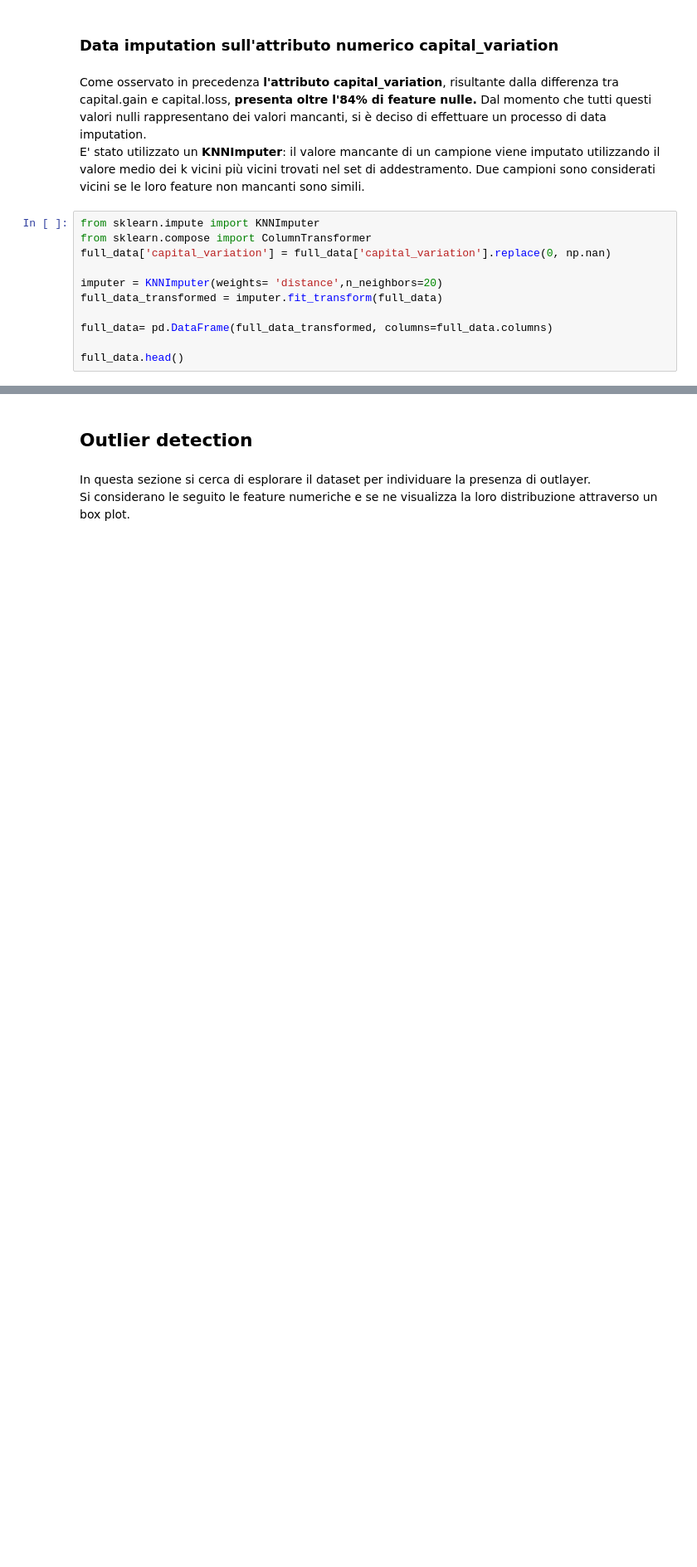
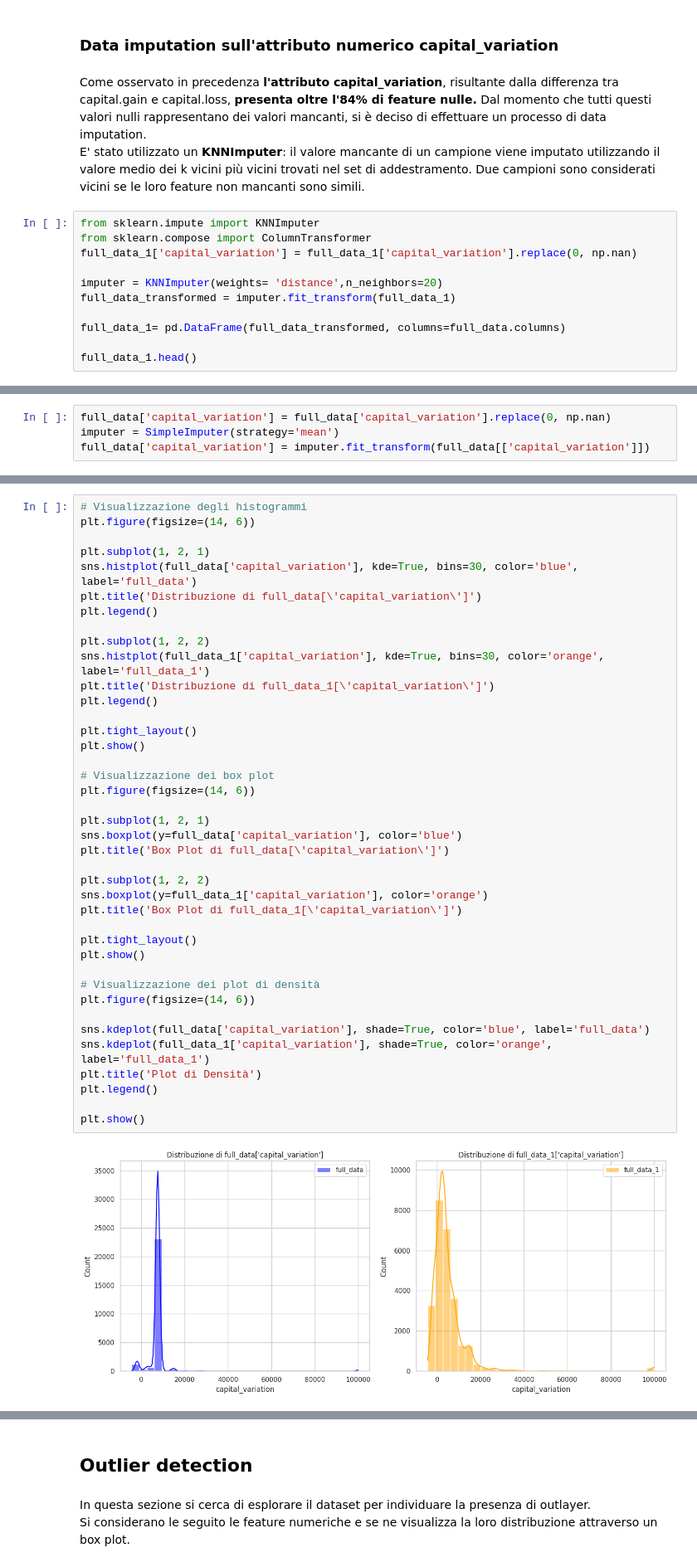
Before and after one commit to ale29ruf/Progetto_Data_Mining, a Jupyter notebook: ProgettoACI.ipynb, the cells around one changed output, grey strips where cells are left out. Shown at 83% size. Saved outputs shown, nothing was run; the diff lists cells and outputs as text; blank space fills up the shorter version.

```diff
--- a/ProgettoACI.ipynb
+++ b/ProgettoACI.ipynb
@@ -645,11 +645,11 @@ E' stato utilizzato un **KNNImputer**: il valore mancante di un campione viene i
 # %%
 from sklearn.impute import KNNImputer
 from sklearn.compose import ColumnTransformer
-full_data['capital_variation'] = full_data['capital_variation'].replace(0, np.nan)
+full_data_1['capital_variation'] = full_data_1['capital_variation'].replace(0, np.nan)
 
 imputer = KNNImputer(weights= 'distance',n_neighbors=20)
-full_data_transformed = imputer.fit_transform(full_data)
+full_data_transformed = imputer.fit_transform(full_data_1)
 
-full_data= pd.DataFrame(full_data_transformed, columns=full_data.columns)
+full_data_1= pd.DataFrame(full_data_transformed, columns=full_data.columns)
 
-full_data.head()
+full_data_1.head()
@@ -655,0 +665,4 @@ full_data.head()
+# %%
+full_data['capital_variation'] = full_data['capital_variation'].replace(0, np.nan)
+imputer = SimpleImputer(strategy='mean')
+full_data['capital_variation'] = imputer.fit_transform(full_data[['capital_variation']])
@@ -655,0 +671,42 @@ full_data.head()
+# %%
+# Visualizzazione degli histogrammi
+plt.figure(figsize=(14, 6))
+
+plt.subplot(1, 2, 1)
+sns.histplot(full_data['capital_variation'], kde=True, bins=30, color='blue', label='full_data')
+plt.title('Distribuzione di full_data[\'capital_variation\']')
+plt.legend()
+
+plt.subplot(1, 2, 2)
+sns.histplot(full_data_1['capital_variation'], kde=True, bins=30, color='orange', label='full_data_1')
+plt.title('Distribuzione di full_data_1[\'capital_variation\']')
+plt.legend()
+
+plt.tight_layout()
+plt.show()
+
+# Visualizzazione dei box plot
+plt.figure(figsize=(14, 6))
+
+plt.subplot(1, 2, 1)
+sns.boxplot(y=full_data['capital_variation'], color='blue')
+plt.title('Box Plot di full_data[\'capital_variation\']')
+
+plt.subplot(1, 2, 2)
+sns.boxplot(y=full_data_1['capital_variation'], color='orange')
+plt.title('Box Plot di full_data_1[\'capital_variation\']')
+
+plt.tight_layout()
+plt.show()
+
+# Visualizzazione dei plot di densità
+plt.figure(figsize=(14, 6))
+
+sns.kdeplot(full_data['capital_variation'], shade=True, color='blue', label='full_data')
+sns.kdeplot(full_data_1['capital_variation'], shade=True, color='orange', label='full_data_1')
+plt.title('Plot di Densità')
+plt.legend()
+
+plt.show()
+# %% [output]
+[figure, added]
```
Also changed, not shown: parts of 6 cells of this notebook.
